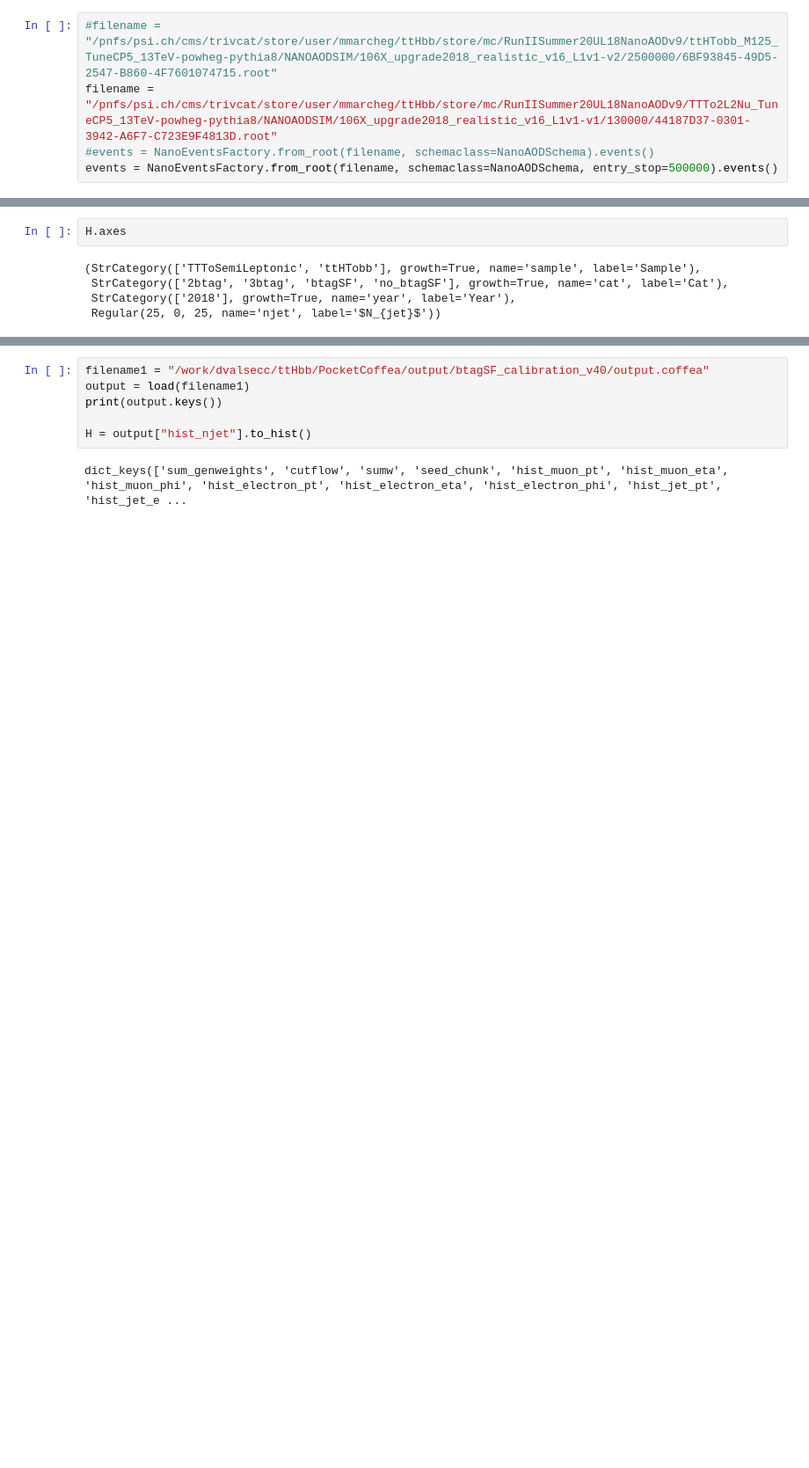
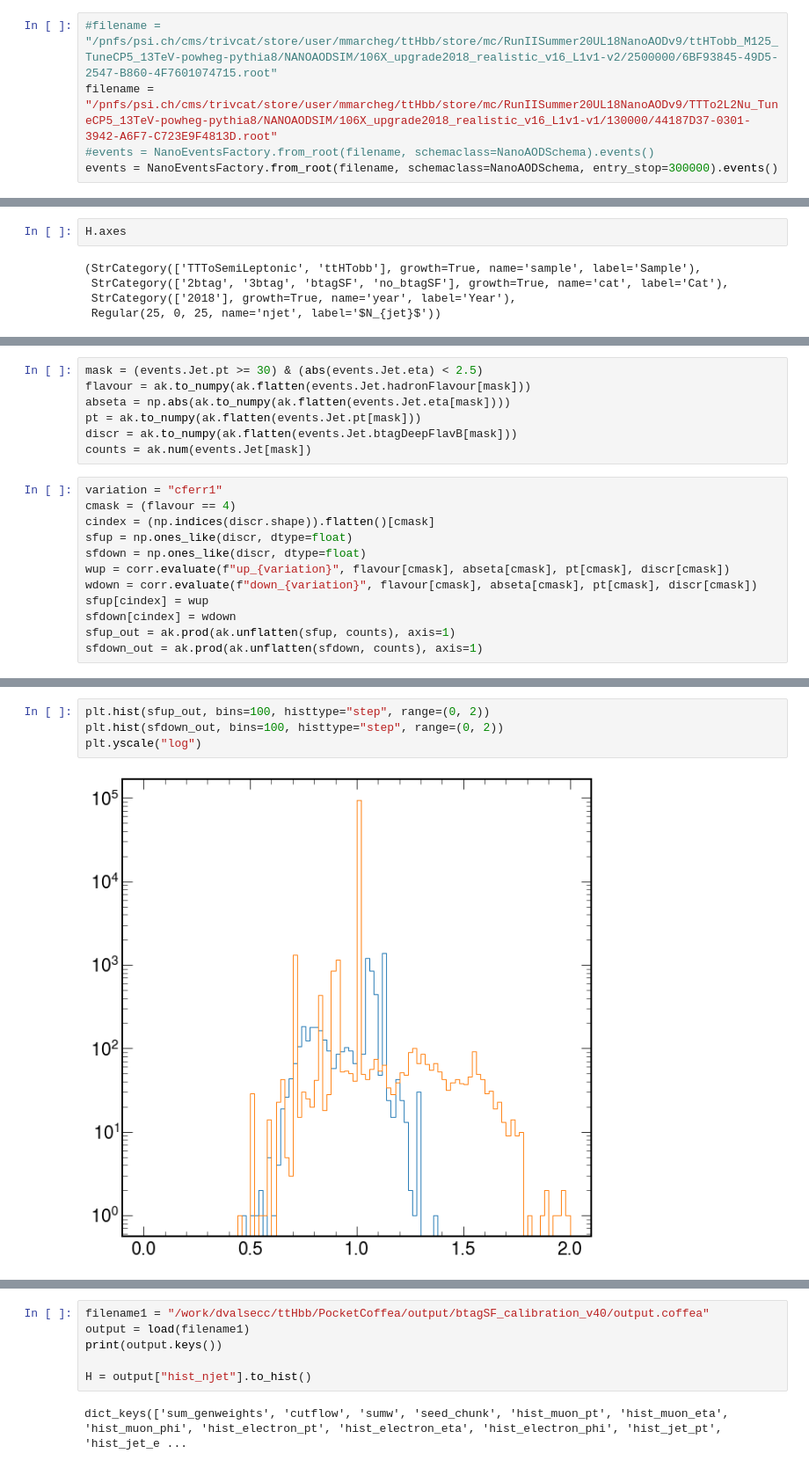
Before and after one commit to PocketCoffea/PocketCoffea, a Jupyter notebook: notebooks/BtagSF.ipynb, the cells around one changed output, grey strips where cells are left out. Shown at 88% size. Cells and saved outputs as stored; diff of their text form; blank space fills up the shorter version.

Commit message:
btagSF with variations

```diff
--- a/notebooks/BtagSF.ipynb
+++ b/notebooks/BtagSF.ipynb
@@ -25,5 +25,5 @@ filename = "/pnfs/psi.ch/cms/trivcat/store/user/mmarcheg/ttHbb/store/mc/RunIISum
 #events = NanoEventsFactory.from_root(filename, schemaclass=NanoAODSchema).events()
-events = NanoEventsFactory.from_root(filename, schemaclass=NanoAODSchema, entry_stop=500000).events()
+events = NanoEventsFactory.from_root(filename, schemaclass=NanoAODSchema, entry_stop=300000).events()
 # %%
 events
 # %% [output]
@@ -219,0 +157,19 @@ array([0.96640931, 0.92905519, 0.88723484, 0.85111607, 0.85111607,
+# %%
+mask = (events.Jet.pt >= 30) & (abs(events.Jet.eta) < 2.5)
+flavour = ak.to_numpy(ak.flatten(events.Jet.hadronFlavour[mask]))
+abseta = np.abs(ak.to_numpy(ak.flatten(events.Jet.eta[mask])))
+pt = ak.to_numpy(ak.flatten(events.Jet.pt[mask]))
+discr = ak.to_numpy(ak.flatten(events.Jet.btagDeepFlavB[mask]))
+counts = ak.num(events.Jet[mask])
+# %%
+variation = "cferr1"
+cmask = (flavour == 4)
+cindex = (np.indices(discr.shape)).flatten()[cmask]
+sfup = np.ones_like(discr, dtype=float)
+sfdown = np.ones_like(discr, dtype=float)
+wup = corr.evaluate(f"up_{variation}", flavour[cmask], abseta[cmask], pt[cmask], discr[cmask])
+wdown = corr.evaluate(f"down_{variation}", flavour[cmask], abseta[cmask], pt[cmask], discr[cmask])
+sfup[cindex] = wup
+sfdown[cindex] = wdown
+sfup_out = ak.prod(ak.unflatten(sfup, counts), axis=1)
+sfdown_out = ak.prod(ak.unflatten(sfdown, counts), axis=1)
@@ -219,0 +180,6 @@ array([0.96640931, 0.92905519, 0.88723484, 0.85111607, 0.85111607,
+# %%
+plt.hist(sfup_out, bins=100, histtype="step", range=(0, 2))
+plt.hist(sfdown_out, bins=100, histtype="step", range=(0, 2))
+plt.yscale("log")
+# %% [output]
+[figure, added]
```
Also changed, not shown: parts of 11 cells of this notebook, 3 other files.
